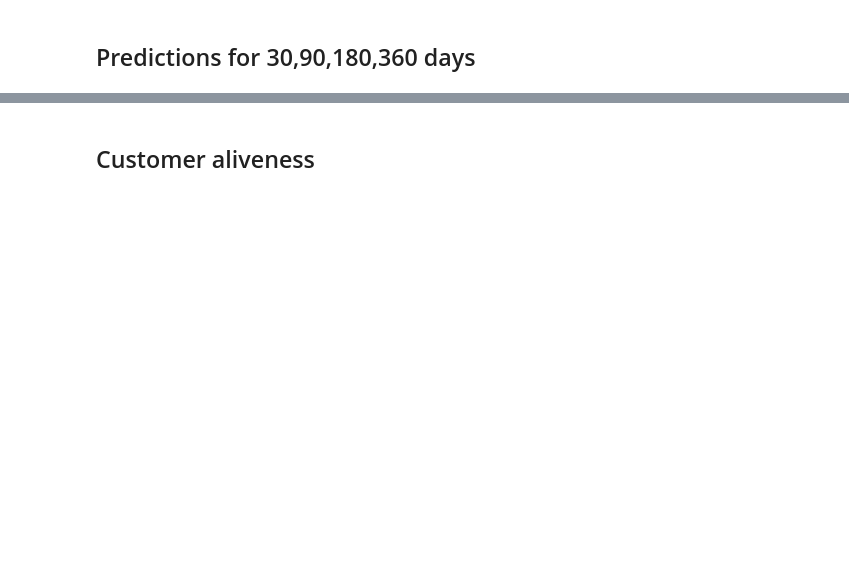
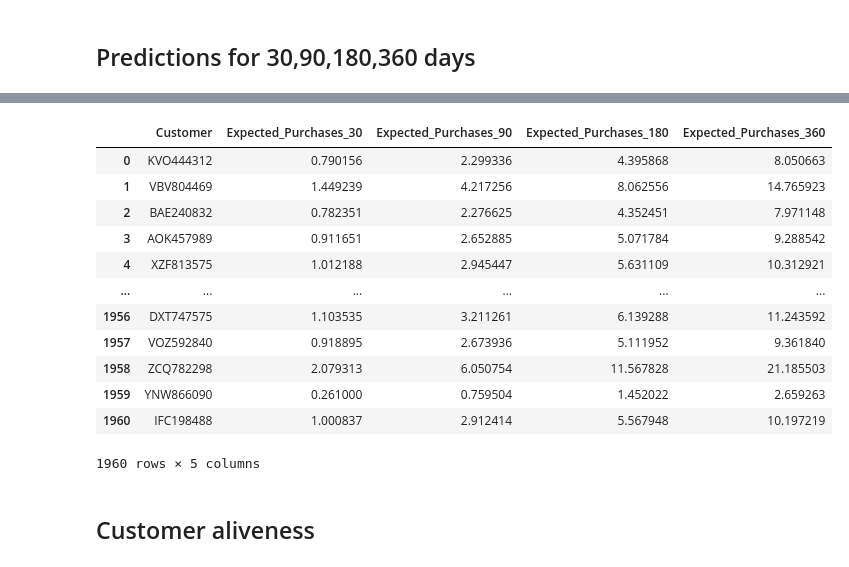
Before and after one commit to nareabg/esim, a Jupyter notebook: test.ipynb, the cells around one changed output, grey strips where cells are left out. Drawn from its saved outputs; the diff is of its cells as text; code cells hidden in the pictures; blank space fills up the shorter version.

Commit message:
pareto

```diff
--- a/test.ipynb
+++ b/test.ipynb
@@ -90,6 +110,6 @@ parameters
 # %% [markdown]
 ## Predictions for 30,90,180,360 days
 # %%
-pareto = model.predict_paretonbd
+pareto = model.predict_paretonbd()
 pareto
 # %% [output]
@@ -97,3 +122,16 @@ pareto
+|  | Customer | Expected_Purchases_30 | Expected_Purchases_90 | Expected_Purchases_180 | Expected_Purchases_360 |
+| 0 | KVO444312 | 0.790156 | 2.299336 | 4.395868 | 8.050663 |
+| 1 | VBV804469 | 1.449239 | 4.217256 | 8.062556 | 14.765923 |
+| 2 | BAE240832 | 0.782351 | 2.276625 | 4.352451 | 7.971148 |
+| 3 | AOK457989 | 0.911651 | 2.652885 | 5.071784 | 9.288542 |
+| 4 | XZF813575 | 1.012188 | 2.945447 | 5.631109 | 10.312921 |
+| ... | ... | ... | ... | ... | ... |
+| 1956 | DXT747575 | 1.103535 | 3.211261 | 6.139288 | 11.243592 |
+| 1957 | VOZ592840 | 0.918895 | 2.673936 | 5.111952 | 9.361840 |
+| 1958 | ZCQ782298 | 2.079313 | 6.050754 | 11.567828 | 21.185503 |
+| 1959 | YNW866090 | 0.261000 | 0.759504 | 1.452022 | 2.659263 |
+| 1960 | IFC198488 | 1.000837 | 2.912414 | 5.567948 | 10.197219 |
+1960 rows × 5 columns
 # %% [markdown]
 ## Customer aliveness
 # %%
```
Also changed, not shown: parts of 8 cells of this notebook, 1 other file.
